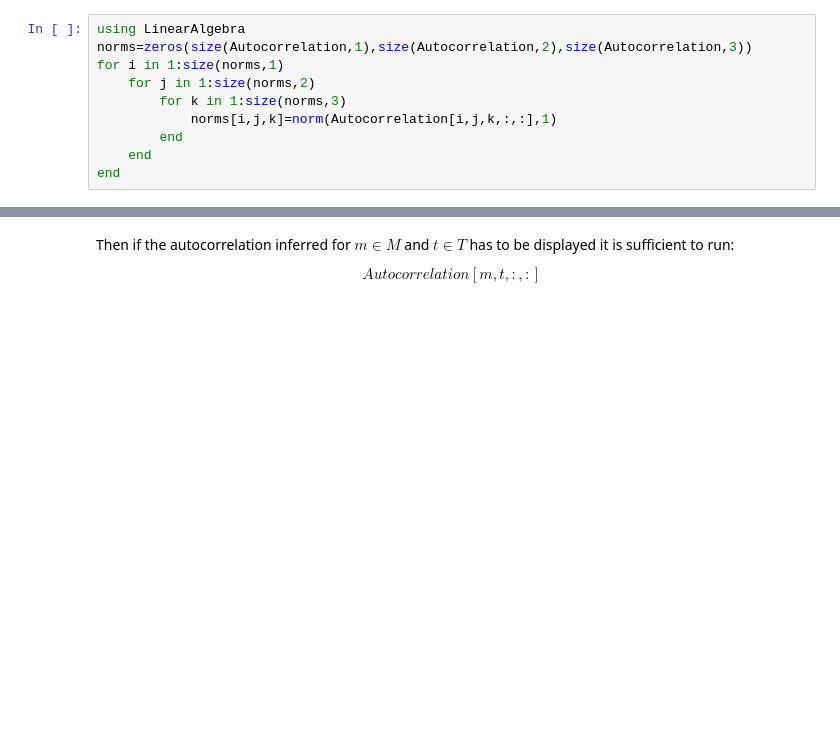
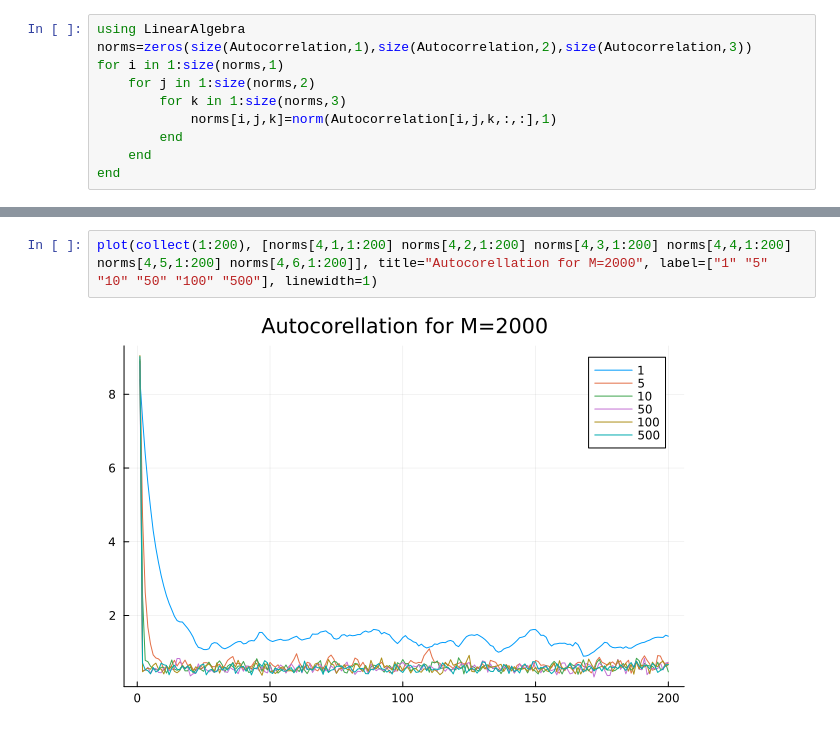
Before and after one commit to AndreaScale/Bayesian-inference-of-a-contact-network-of-Potts-variables., a Jupyter notebook: PROGETTO.ipynb, the cells around one changed output, grey strips where cells are left out. Cells and saved outputs as stored; diff of their text form; blank space fills up the shorter version.

```diff
--- a/PROGETTO.ipynb
+++ b/PROGETTO.ipynb
@@ -982,4 +908,4 @@ plot(collect(7:200), [norms[3,1,7:200] norms[3,2,7:200] norms[3,3,7:200] norms[3
-# %% [markdown]
-Then if the autocorrelation inferred for $m\in M$ and $t\in T$ has to be displayed it is sufficient to run:
-
-$$Autocorrelation[m, t, :, :]$$
+# %%
+plot(collect(1:200), [norms[4,1,1:200] norms[4,2,1:200] norms[4,3,1:200] norms[4,4,1:200] norms[4,5,1:200] norms[4,6,1:200]], title="Autocorellation for M=2000", label=["1" "5" "10" "50" "100" "500"], linewidth=1)
+# %% [output]
+[figure, added]
```
Also changed, not shown: parts of 17 cells of this notebook.
